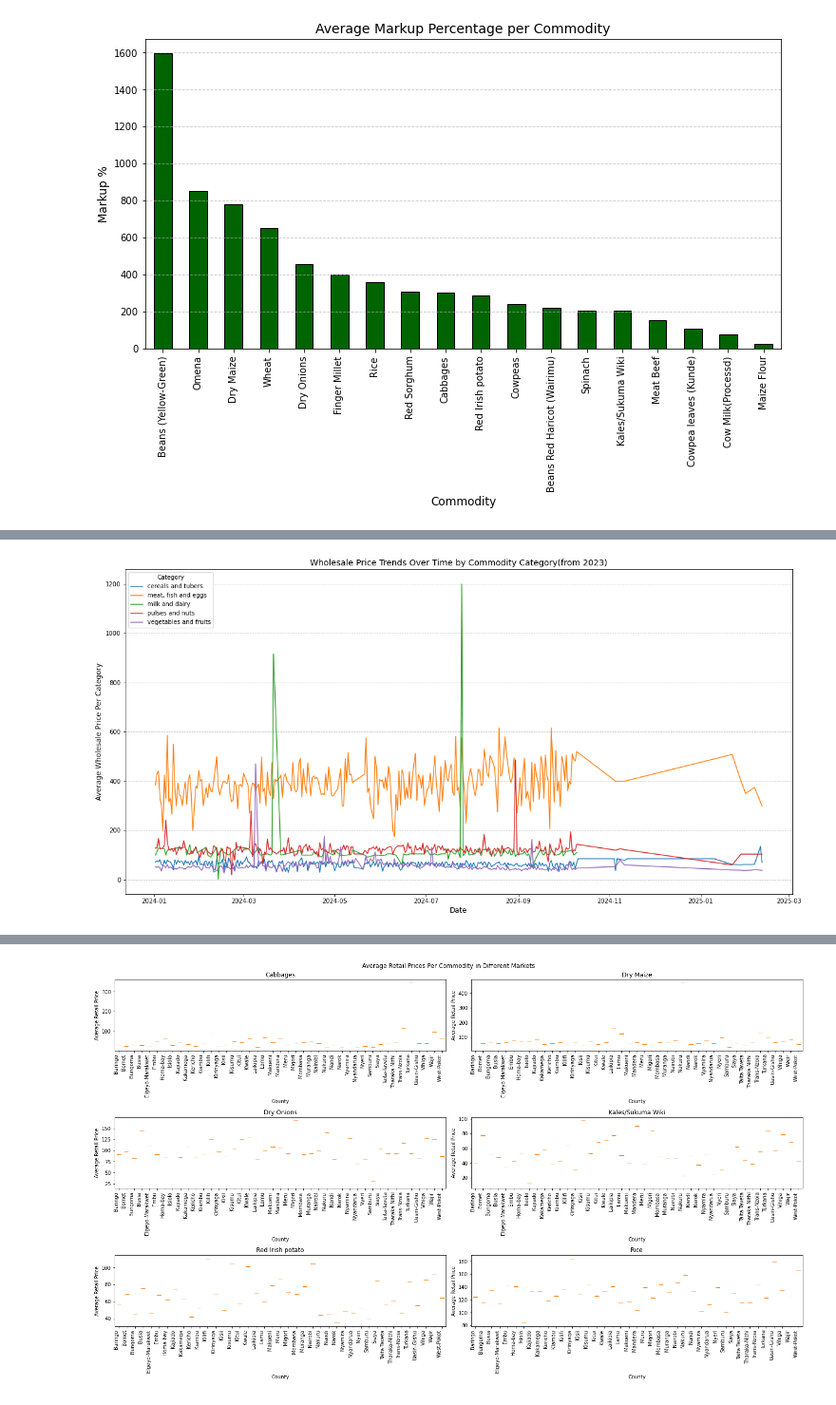
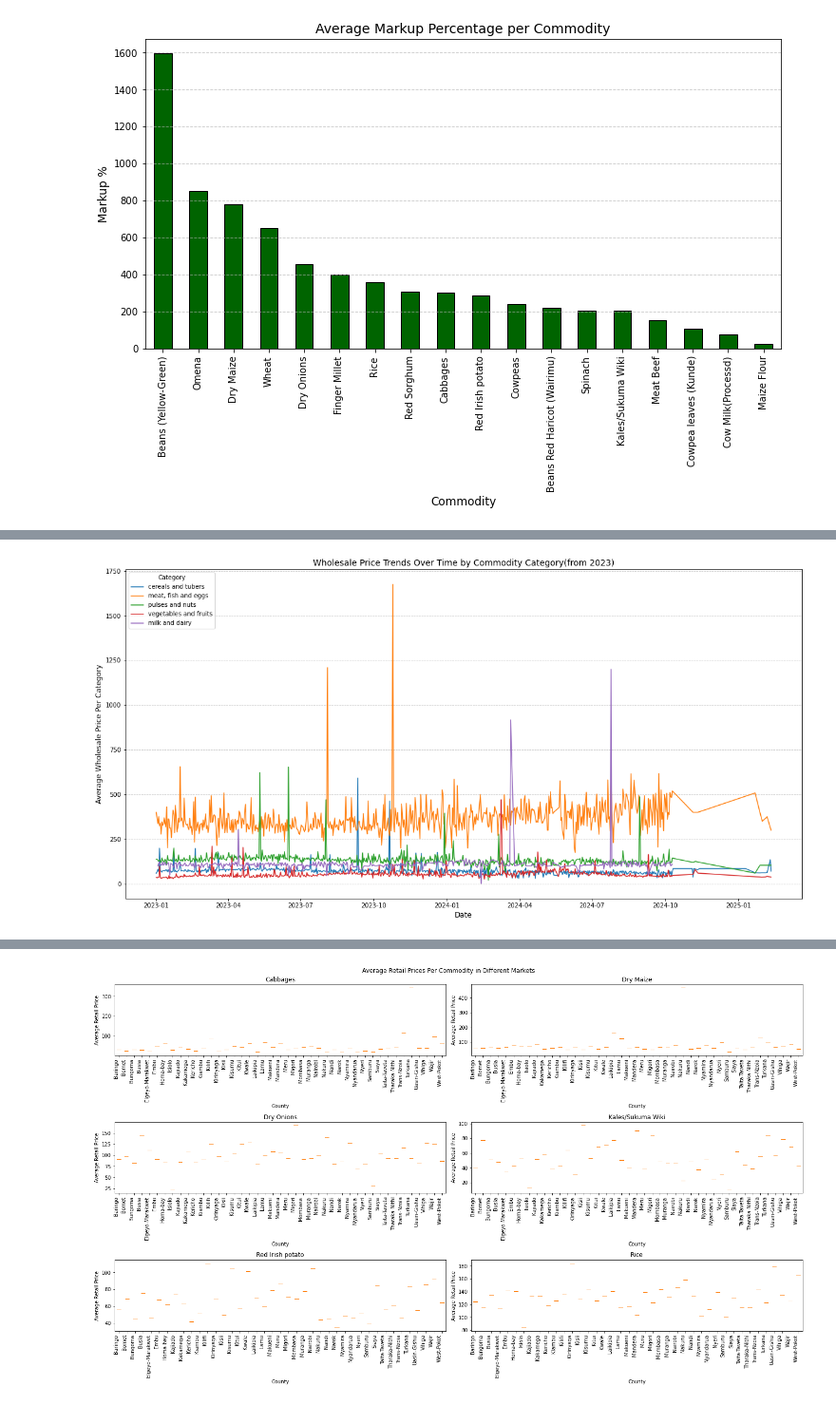
Before and after one commit to Logan-BCM/AgriPriceForecast-Kenya, a Jupyter notebook: Project.ipynb, the cells around one changed output, grey strips where cells are left out. Shown at 95% size. Drawn from its saved outputs; the diff is of its cells as text; code cells hidden in the pictures.

Commit message:
Plot explanations part 1.

```diff
--- a/Project.ipynb
+++ b/Project.ipynb
@@ -977,22 +979,22 @@ plt.show()
 # %%
 # Group data by category and date, then calculate the average wholesale price per category over time
 df_category_trends = products_df.groupby(['Date', 'Category'])['Wholesale'].mean().reset_index()
 
 # Filter data for records from 2023 onwards
-df_category_trends = df_category_trends[df_category_trends['Date'].dt.year >= 2024]
+df_category_trends = df_category_trends[df_category_trends['Date'].dt.year >= 2023]
 
 # Plot price trends over time for different categories
 plt.figure(figsize=(20, 10))
 for category in df_category_trends['Category'].unique():
     subset = df_category_trends[df_category_trends['Category'] == category]
     plt.plot(subset['Date'], subset['Wholesale'], linestyle='-', label=category)
 
 plt.title("Wholesale Price Trends Over Time by Commodity Category(from 2023)", fontsize=14)
 plt.xlabel("Date", fontsize=12)
 plt.ylabel("Average Wholesale Price Per Category", fontsize=12)
 plt.legend(title="Category",loc='upper left')  # Legend outside for better visibility
 plt.grid(axis='y', linestyle='--', alpha=0.7)
 
 plt.show()
 # %% [output]
-[figure, old version]
+[figure, new version]
```
Also changed, not shown: parts of 8 cells of this notebook.
